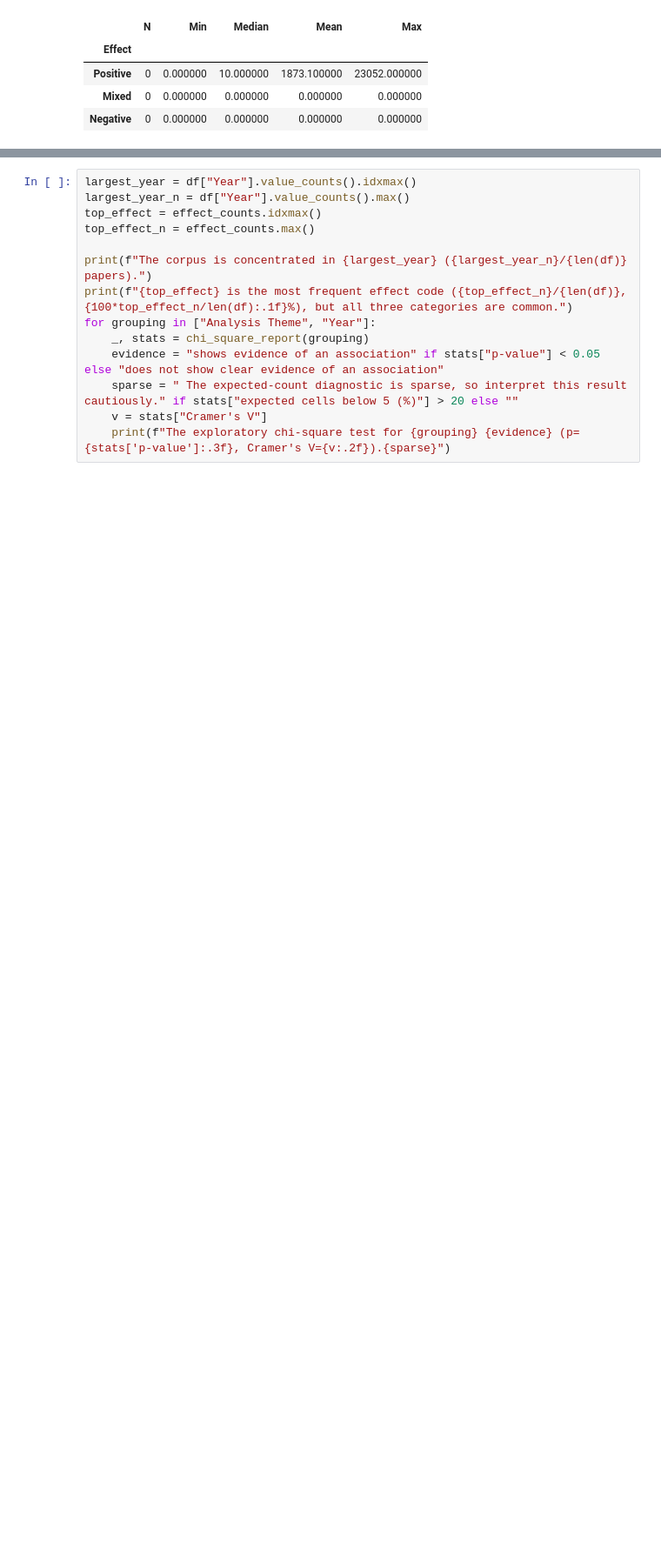
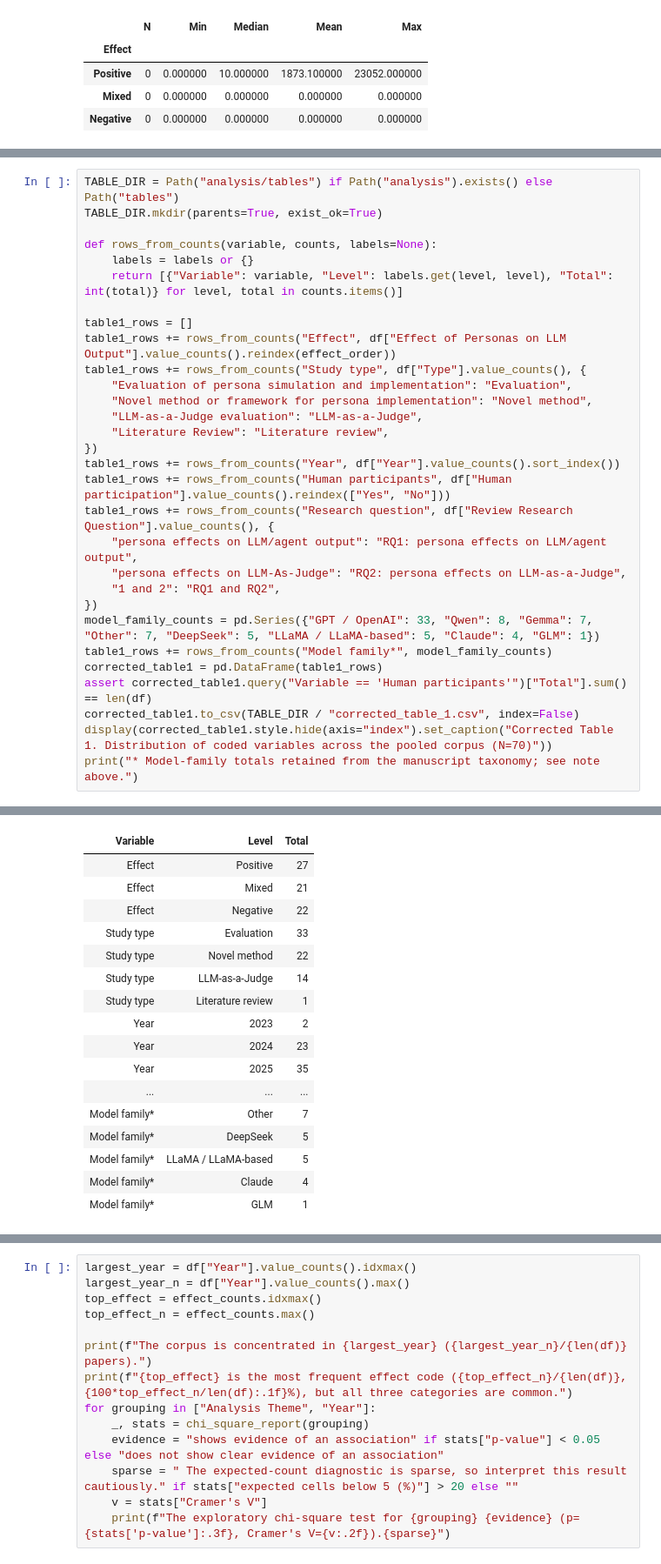
Before and after one commit to liviaellen/llm-persona-review, a Jupyter notebook: analysis/persona_review_statistical_analysis.ipynb, the cells around one changed output, grey strips where cells are left out. Shown at 87% size. Cells and saved outputs as stored; diff of their text form; blank space fills up the shorter version.

```diff
--- a/analysis/persona_review_statistical_analysis.ipynb
+++ b/analysis/persona_review_statistical_analysis.ipynb
@@ -252,0 +255,31 @@ This final cell writes a short interpretation directly from the computed values,
+# %%
+TABLE_DIR = Path("analysis/tables") if Path("analysis").exists() else Path("tables")
+TABLE_DIR.mkdir(parents=True, exist_ok=True)
+
+def rows_from_counts(variable, counts, labels=None):
+    labels = labels or {}
+    return [{"Variable": variable, "Level": labels.get(level, level), "Total": int(total)} for level, total in counts.items()]
+
+table1_rows = []
+table1_rows += rows_from_counts("Effect", df["Effect of Personas on LLM Output"].value_counts().reindex(effect_order))
+table1_rows += rows_from_counts("Study type", df["Type"].value_counts(), {
+    "Evaluation of persona simulation and implementation": "Evaluation",
+    "Novel method or framework for persona implementation": "Novel method",
+    "LLM-as-a-Judge evaluation": "LLM-as-a-Judge",
+    "Literature Review": "Literature review",
+})
+table1_rows += rows_from_counts("Year", df["Year"].value_counts().sort_index())
+table1_rows += rows_from_counts("Human participants", df["Human participation"].value_counts().reindex(["Yes", "No"]))
+table1_rows += rows_from_counts("Research question", df["Review Research Question"].value_counts(), {
+    "persona effects on LLM/agent output": "RQ1: persona effects on LLM/agent output",
+    "persona effects on LLM-As-Judge": "RQ2: persona effects on LLM-as-a-Judge",
+    "1 and 2": "RQ1 and RQ2",
+})
+model_family_counts = pd.Series({"GPT / OpenAI": 33, "Qwen": 8, "Gemma": 7, "Other": 7, "DeepSeek": 5, "LLaMA / LLaMA-based": 5, "Claude": 4, "GLM": 1})
+table1_rows += rows_from_counts("Model family*", model_family_counts)
+corrected_table1 = pd.DataFrame(table1_rows)
+assert corrected_table1.query("Variable == 'Human participants'")["Total"].sum() == len(df)
+corrected_table1.to_csv(TABLE_DIR / "corrected_table_1.csv", index=False)
+display(corrected_table1.style.hide(axis="index").set_caption("Corrected Table 1. Distribution of coded variables across the pooled corpus (N=70)"))
+print("* Model-family totals retained from the manuscript taxonomy; see note above.")
+# %% [output]
@@ -252,0 +287,17 @@ This final cell writes a short interpretation directly from the computed values,
+| Variable | Level | Total |
+| Effect | Positive | 27 |
+| Effect | Mixed | 21 |
+| Effect | Negative | 22 |
+| Study type | Evaluation | 33 |
+| Study type | Novel method | 22 |
+| Study type | LLM-as-a-Judge | 14 |
+| Study type | Literature review | 1 |
+| Year | 2023 | 2 |
+| Year | 2024 | 23 |
+| Year | 2025 | 35 |
+| ... | ... | ... |
+| Model family* | Other | 7 |
+| Model family* | DeepSeek | 5 |
+| Model family* | LLaMA / LLaMA-based | 5 |
+| Model family* | Claude | 4 |
+| Model family* | GLM | 1 |
```
Also changed, not shown: parts of 8 cells of this notebook, 5 other files.
